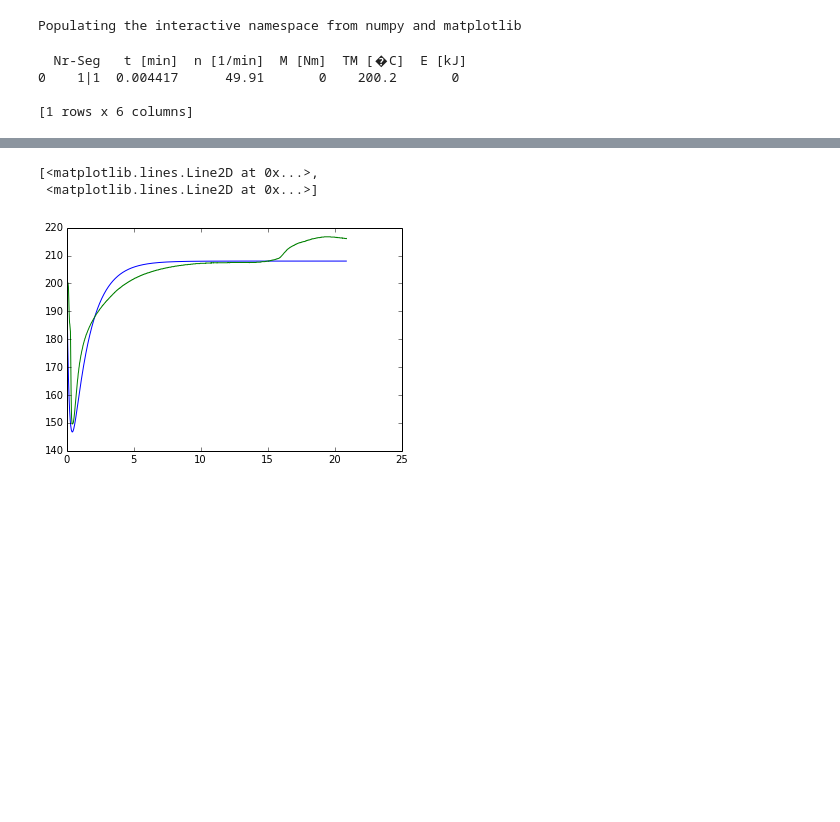
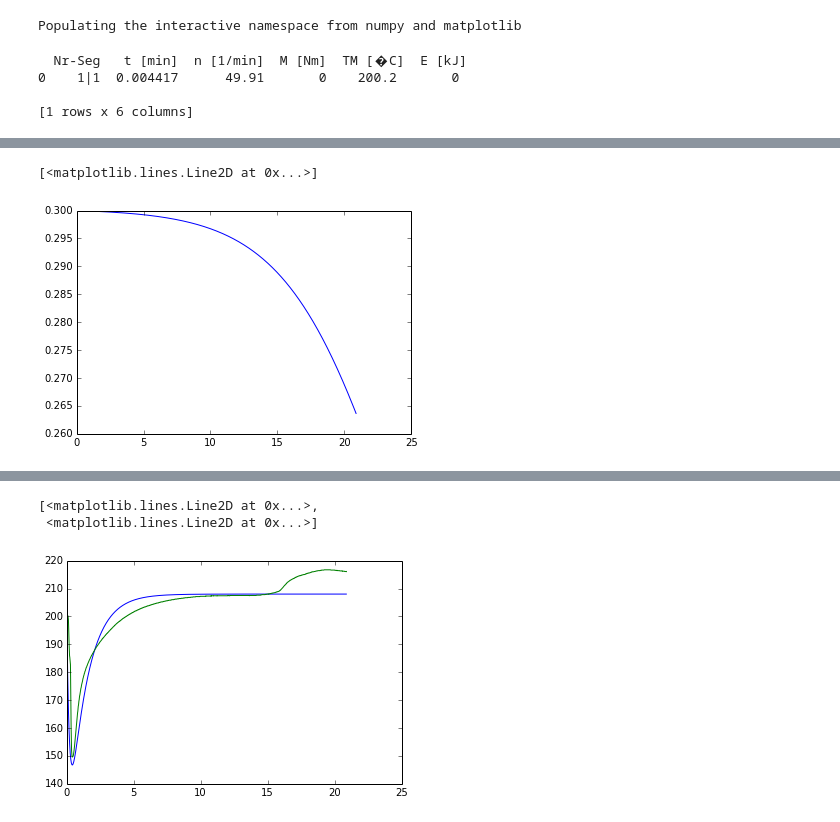
Before and after one commit to TimothyJohnLange/TorqueRheometerAnalysis, a Jupyter notebook: Single_curve_fitting.ipynb, the cells around one changed output, grey strips where cells are left out. Cells and saved outputs as stored; diff of their text form; code cells hidden in the pictures; blank space fills up the shorter version.

```diff
--- a/Single_curve_fitting.ipynb
+++ b/Single_curve_fitting.ipynb
@@ -57,0 +100,5 @@ plot(time,muV,time,torqueV,time_data,torque_data)
+# %%
+plot(time,LDH)
+# %% [output]
+[<matplotlib.lines.Line2D at 0x...>]
+[figure, added]
```
Also changed, not shown: parts of 13 cells of this notebook, 2 other files.
